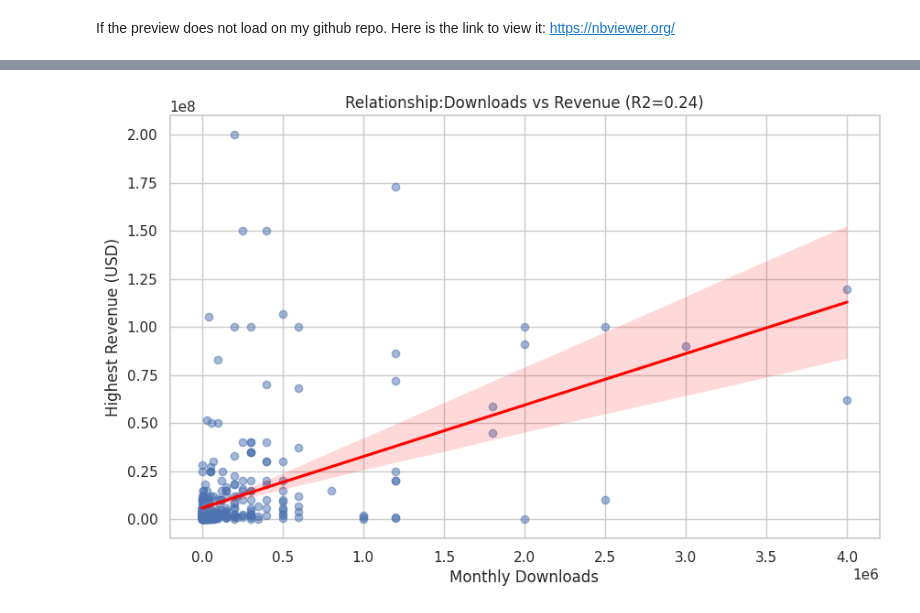
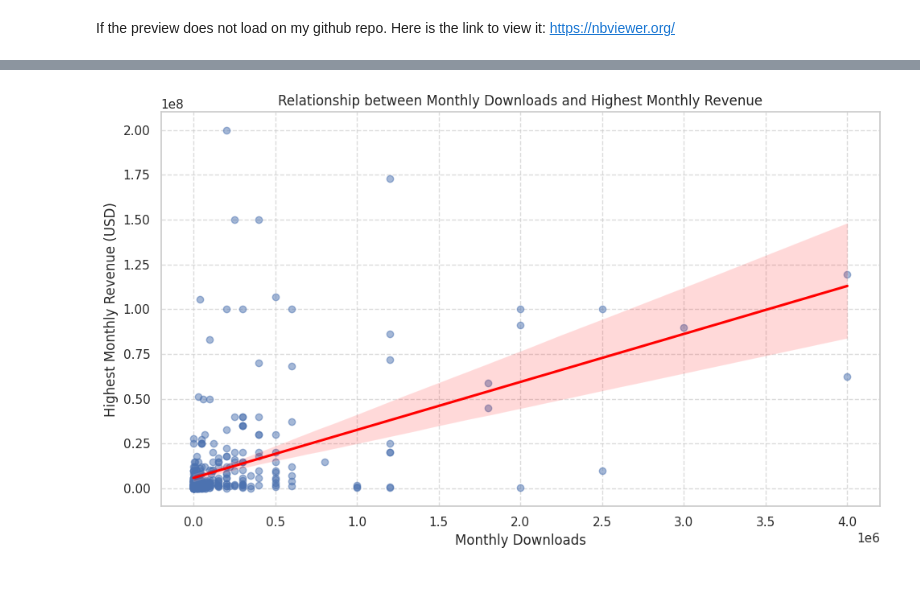
Before and after one commit to Halgratir/Gacha-Games, a Jupyter notebook: Gacha_Games.ipynb, the cells around one changed output, grey strips where cells are left out. Cells and saved outputs as stored; diff of their text form; code cells hidden in the pictures; blank space fills up the shorter version.

```diff
--- a/Gacha_Games.ipynb
+++ b/Gacha_Games.ipynb
@@ -166,0 +164,10 @@ Does Popularity downloads actually predict success revenue?
+# %%
+def categorize_generosity(prob):
+  if prob >= 0.03:
+        return 'Generous'
+  elif prob >= 0.01:
+        return 'Standard'
+  else:
+        return 'Strict'
+df['Generosity_Level'] = df['Probability_Highest_Rate'].apply(categorize_generosity)
+print(df[['Game_Title', 'Probability_Highest_Rate', 'Generosity_Level']].head())
@@ -166,0 +220,20 @@ Does Popularity downloads actually predict success revenue?
+# %%
+#Prepare the Data
+#dropping rows with any remaining NaNs for the regression
+reg_data = df[['Highest_Revenue_Monthly', 'Monthly_Downloads', 'Probability_Highest_Rate']].dropna()
+
+X = reg_data[['Monthly_Downloads', 'Probability_Highest_Rate']]
+y = reg_data['Highest_Revenue_Monthly']
+
+#split data
+X_train, X_test, y_train, y_test = train_test_split(X, y, test_size=0.2, random_state=42)
+#create and fit the model
+model = LinearRegression()
+model.fit(X_train, y_train)
+
+#predictions
+y_pred = model.predict(X_test)
+
+#model evaluation
+print(f"Model R-squared Score: {r2_score(y_test, y_pred):.4f}")
+print(f"Coefficients: {model.coef_}")
@@ -167,17 +259,12 @@ Does Popularity downloads actually predict success revenue?
 # %%
-#prepare the DATA
-X = df[['Monthly_Downloads']]
-Y = df['Highest_Revenue_Monthly']
-#create and fit the model
-model = LinearRegression().fit(X, y)
-r_squared = model.score(X, y)
-#Visualization
 plt.figure(figsize=(10, 6))
-sns.regplot(x='Monthly_Downloads', y='Highest_Revenue_Monthly', data=df,
+sns.regplot(x='Monthly_Downloads', y='Highest_Revenue_Monthly', data=reg_data,
             scatter_kws={'alpha':0.5}, line_kws={'color':'red'})
-plt.title(f'Relationship:Downloads vs Revenue (R2={r_squared:.2f})')
+plt.title('Relationship between Monthly Downloads and Highest Monthly Revenue')
 plt.xlabel('Monthly Downloads')
-plt.ylabel('Highest Revenue (USD)')
+plt.ylabel('Highest Monthly Revenue (USD)')
+plt.grid(True, linestyle='--', alpha=0.7)
+plt.tight_layout()
 plt.show()
 # %% [output]
-[figure, old version]
+[figure, new version]
```
Also changed, not shown: parts of 31 cells of this notebook.
